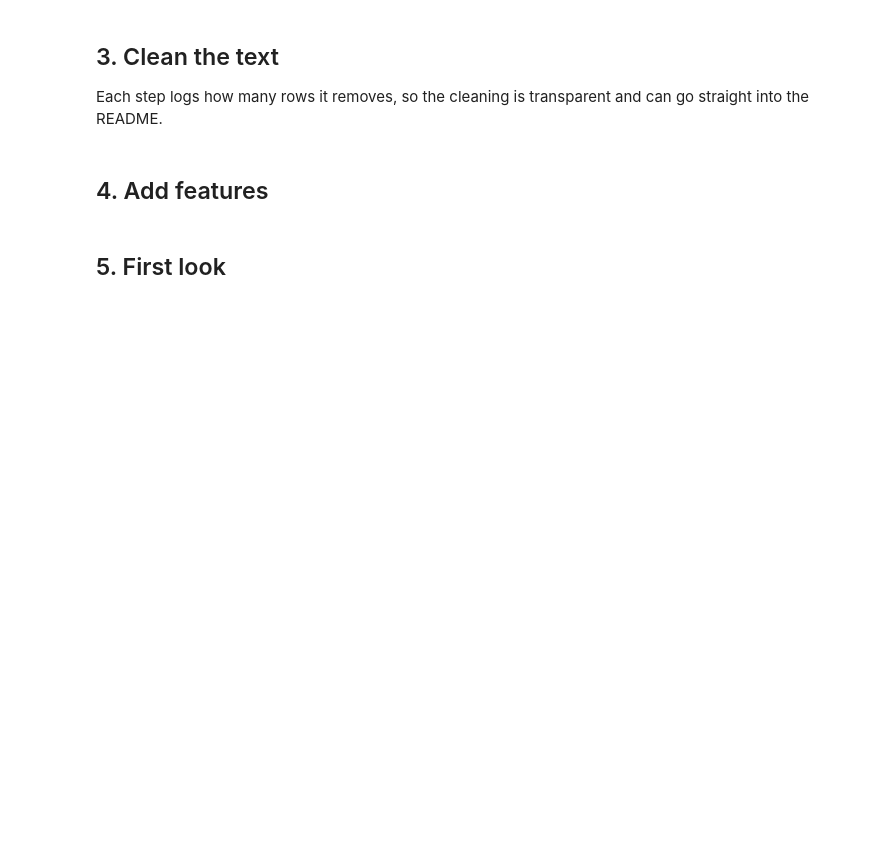
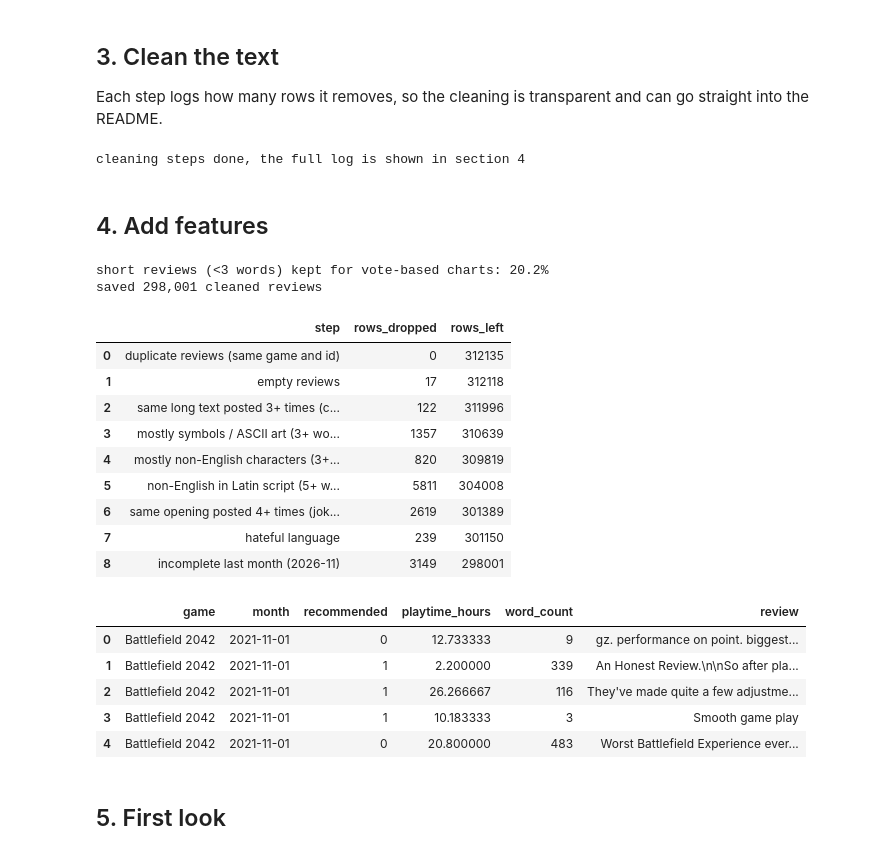
Before and after one commit to Zungazzz/steam_review_analysis, a Jupyter notebook: notebooks/01_cleaning_and_eda.ipynb, the cells around one changed output. Cells and saved outputs as stored; diff of their text form; code cells hidden in the pictures; blank space fills up the shorter version.

```diff
--- a/notebooks/01_cleaning_and_eda.ipynb
+++ b/notebooks/01_cleaning_and_eda.ipynb
@@ -86,39 +106,85 @@ def ascii_share(s):
     return sum(c.isascii() for c in letters) / len(letters) if letters else 0.0
 
 df = df[df["is_short"] | (df["review"].map(ascii_share) >= 0.9)]
-step("mostly non-English characters (3+ word reviews)", n, len(df))
+step("mostly non-English characters (3+ word reviews)", n, len(df)); n = len(df)
+
+# Non-English reviews written in Latin script (Spanish, Portuguese, French, German...) slip past the
+# character check. Heuristic: a real English review of 5+ words contains common English words.
+EN_STOP = {"the","and","is","it","to","of","a","i","this","that","game","for","was","in","but","with",
+           "you","are","not","have","be","so","on","my","very","good","bad","just","can","if","its","it's"}
+FOREIGN = {"que","não","nao","muito","jogo","jeu","très","tres","pas","est","une","les","des","nous",
+           "und","ist","nicht","das","der","die","juego","pero","muy","para","por","como","los","las"}
+def looks_english(s):
+    toks = re.findall(r"[a-zà-ÿ']+", s.lower())
+    if len(toks) < 5:
+        return True
+    en = sum(t in EN_STOP for t in toks) / len(toks)
+    fr = sum(t in FOREIGN for t in toks) / len(toks)
+    return en >= 0.12 and fr < 0.10
+
+df = df[df["is_short"] | df["review"].map(looks_english)]
+step("non-English in Latin script (5+ word reviews)", n, len(df)); n = len(df)
+
+# Joke-template variants ("syndrome, disorder, disease..."): same opening 8 words, 4+ times.
+opening = df["review"].str.lower().str.replace(r"[^a-z ]", "", regex=True).str.split().str[:8].str.join(" ")
+open_counts = opening.map(opening.value_counts())
+df = df[~((df["word_count"] >= 15) & (open_counts >= 4))]
+step("same opening posted 4+ times (joke templates)", n, len(df)); n = len(df)
+
+# Hateful-language reviews are removed so they never reach topics, examples or the dashboard.
+HATE = re.compile(r"n[i1]gg|f[a4]gg?[o0]t|retard|tr[a4]nny|k[i1]ke|ch[i1]nk", re.I)
+df = df[~df["review"].str.contains(HATE)]
+step("hateful language", n, len(df))
 print("cleaning steps done, the full log is shown in section 4")
+# %% [output]
+cleaning steps done, the full log is shown in section 4
 # %% [markdown]
 ## 4. Add features
 # %%
 df["created_utc"] = pd.to_datetime(df["created_utc"], utc=True)
 df["month"] = df["created_utc"].dt.tz_localize(None).dt.to_period("M").dt.to_timestamp()
 df["year"] = df["month"].dt.year
 
 df["recommended"] = df["voted_up"].astype(int)
 df["char_len"] = df["review"].str.len()
 df["word_count"] = df["review"].str.split().str.len()
 print(f"short reviews (<3 words) kept for vote-based charts: {df['is_short'].mean():.1%}")
 
 df["playtime_hours"] = df["playtime_at_review_min"] / 60
 bins = [0, 2, 10, 50, 200, np.inf]
 labels = ["<2h", "2-10h", "10-50h", "50-200h", "200h+"]
 df["playtime_bucket"] = pd.cut(df["playtime_hours"], bins=bins, labels=labels, right=False)
 
-# The newest calendar month is usually incomplete (the scrape ran mid-month),
-# which makes its charts misleading. Set to False to keep it.
-DROP_INCOMPLETE_LAST_MONTH = True
 if DROP_INCOMPLETE_LAST_MONTH:
     latest = df["month"].max()
     n = len(df)
     df = df[df["month"] < latest]
     step(f"incomplete last month ({latest:%Y-%m})", n, len(df))
 
 df = df.sort_values(["game", "created_utc"]).reset_index(drop=True)
 df.to_csv(OUT / "reviews_clean.csv", index=False)
 print(f"saved {len(df):,} cleaned reviews")
 display(pd.DataFrame(log))
 df[["game", "month", "recommended", "playtime_hours", "word_count", "review"]].head()
+# %% [output]
+short reviews (<3 words) kept for vote-based charts: 20.2%
+saved 298,001 cleaned reviews
+|  | step | rows_dropped | rows_left |
+| 0 | duplicate reviews (same game and id) | 0 | 312135 |
+| 1 | empty reviews | 17 | 312118 |
+| 2 | same long text posted 3+ times (c... | 122 | 311996 |
+| 3 | mostly symbols / ASCII art (3+ wo... | 1357 | 310639 |
+| 4 | mostly non-English characters (3+... | 820 | 309819 |
+| 5 | non-English in Latin script (5+ w... | 5811 | 304008 |
+| 6 | same opening posted 4+ times (jok... | 2619 | 301389 |
+| 7 | hateful language | 239 | 301150 |
+| 8 | incomplete last month (2026-11) | 3149 | 298001 |
+|  | game | month | recommended | playtime_hours | word_count | review |
+| 0 | Battlefield 2042 | 2021-11-01 | 0 | 12.733333 | 9 | gz. performance on point. biggest... |
+| 1 | Battlefield 2042 | 2021-11-01 | 1 | 2.200000 | 339 | An Honest Review.\n\nSo after pla... |
+| 2 | Battlefield 2042 | 2021-11-01 | 1 | 26.266667 | 116 | They've made quite a few adjustme... |
+| 3 | Battlefield 2042 | 2021-11-01 | 1 | 10.183333 | 3 | Smooth game play |
+| 4 | Battlefield 2042 | 2021-11-01 | 0 | 20.800000 | 483 | Worst Battlefield Experience ever... |
 # %% [markdown]
 ## 5. First look
 # %%
```
Also changed, not shown: parts of 10 cells of this notebook, 43 other files.
